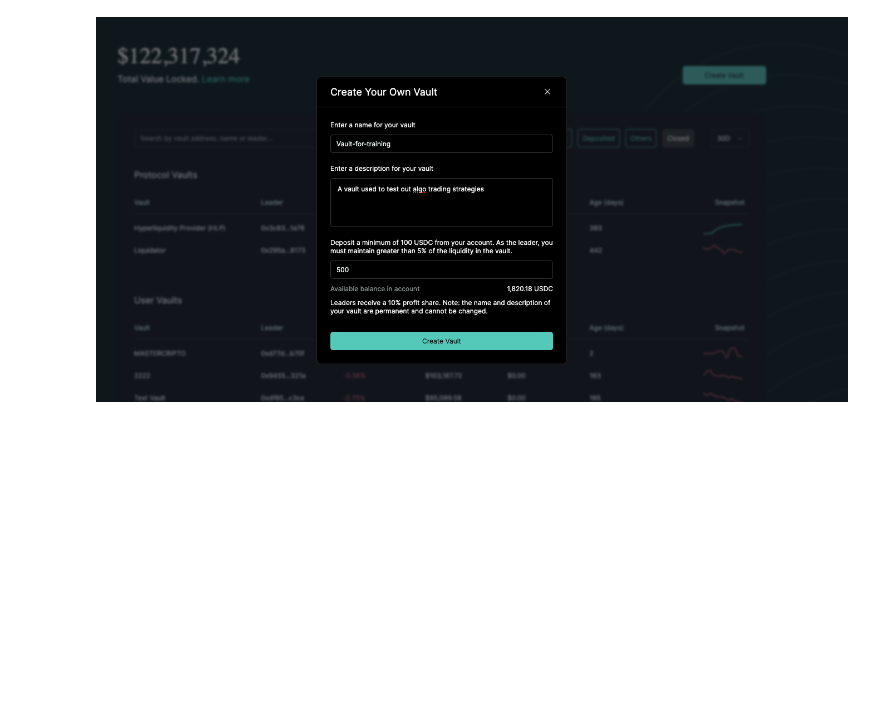
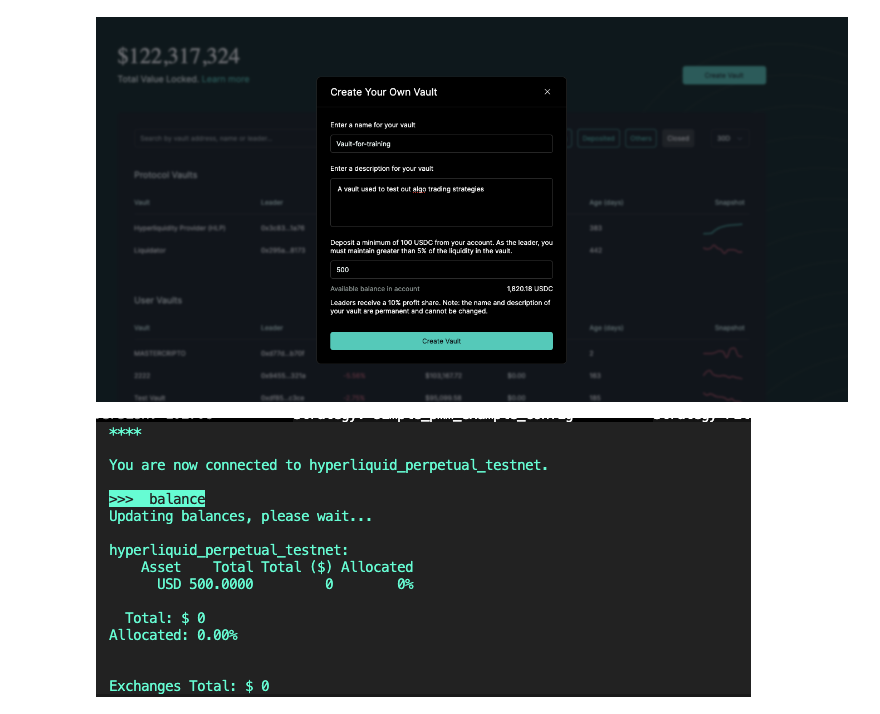
Before and after one commit to Gruntrexpewrus/TradersPlayground, a Jupyter notebook: personal_hummingbot/how_to_run_strategy.ipynb, the cells around one changed output. Drawn from its saved outputs; the diff is of its cells as text; code cells hidden in the pictures; blank space fills up the shorter version.

Commit message:
hummingbot vaults

```diff
--- a/personal_hummingbot/how_to_run_strategy.ipynb
+++ b/personal_hummingbot/how_to_run_strategy.ipynb
@@ -28,3 +28,7 @@ from IPython.display import display, Image
 display(Image(filename='/Users/leonardoplacidi/Desktop/BacktestingTrade/personal_hummingbot/_images/vaults.png'))
 # %% [output]
 [figure]
+# %%
+display(Image(filename='/Users/leonardoplacidi/Desktop/BacktestingTrade/personal_hummingbot/_images/vault_connection.png'))
+# %% [output]
+[figure, added]
```
